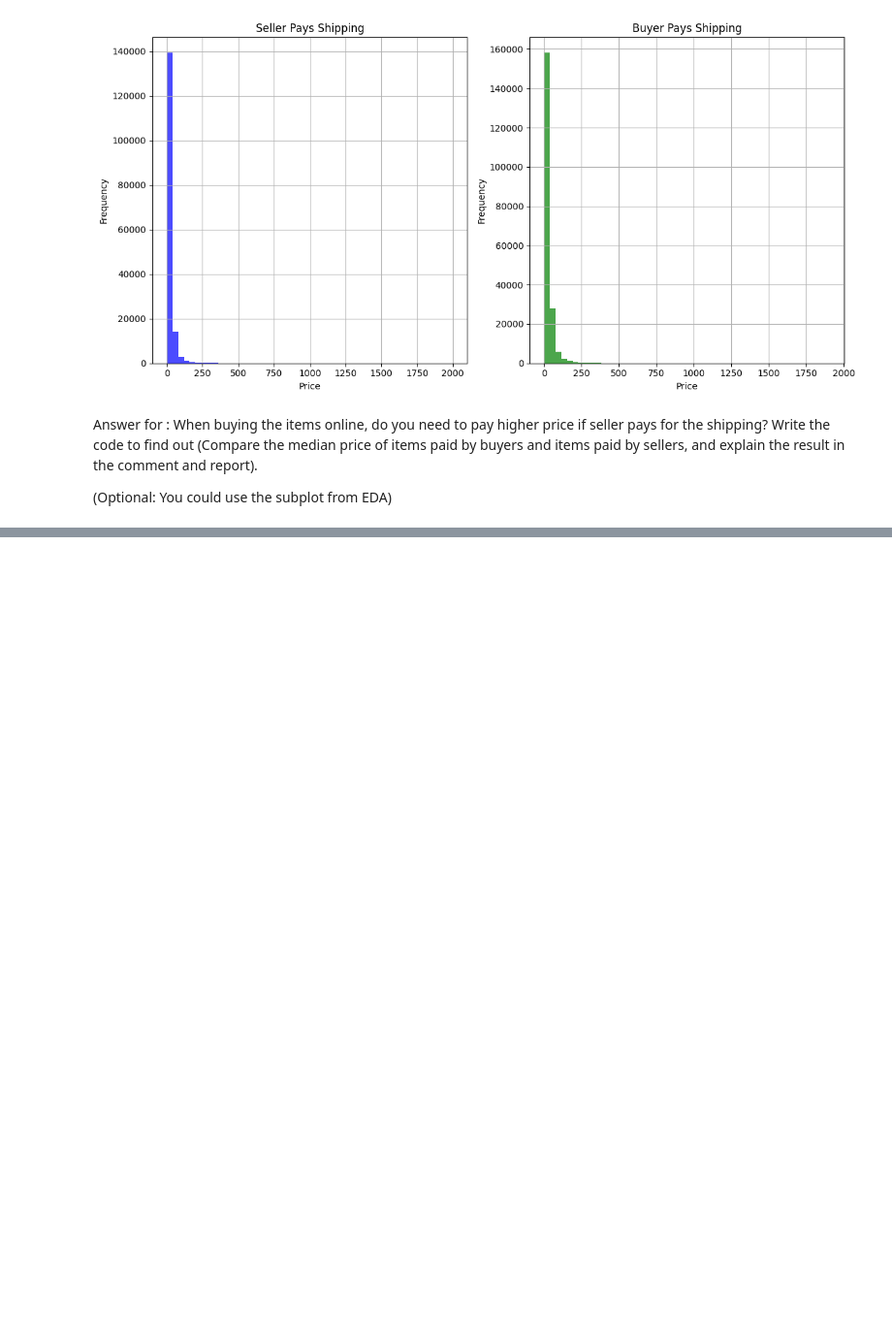
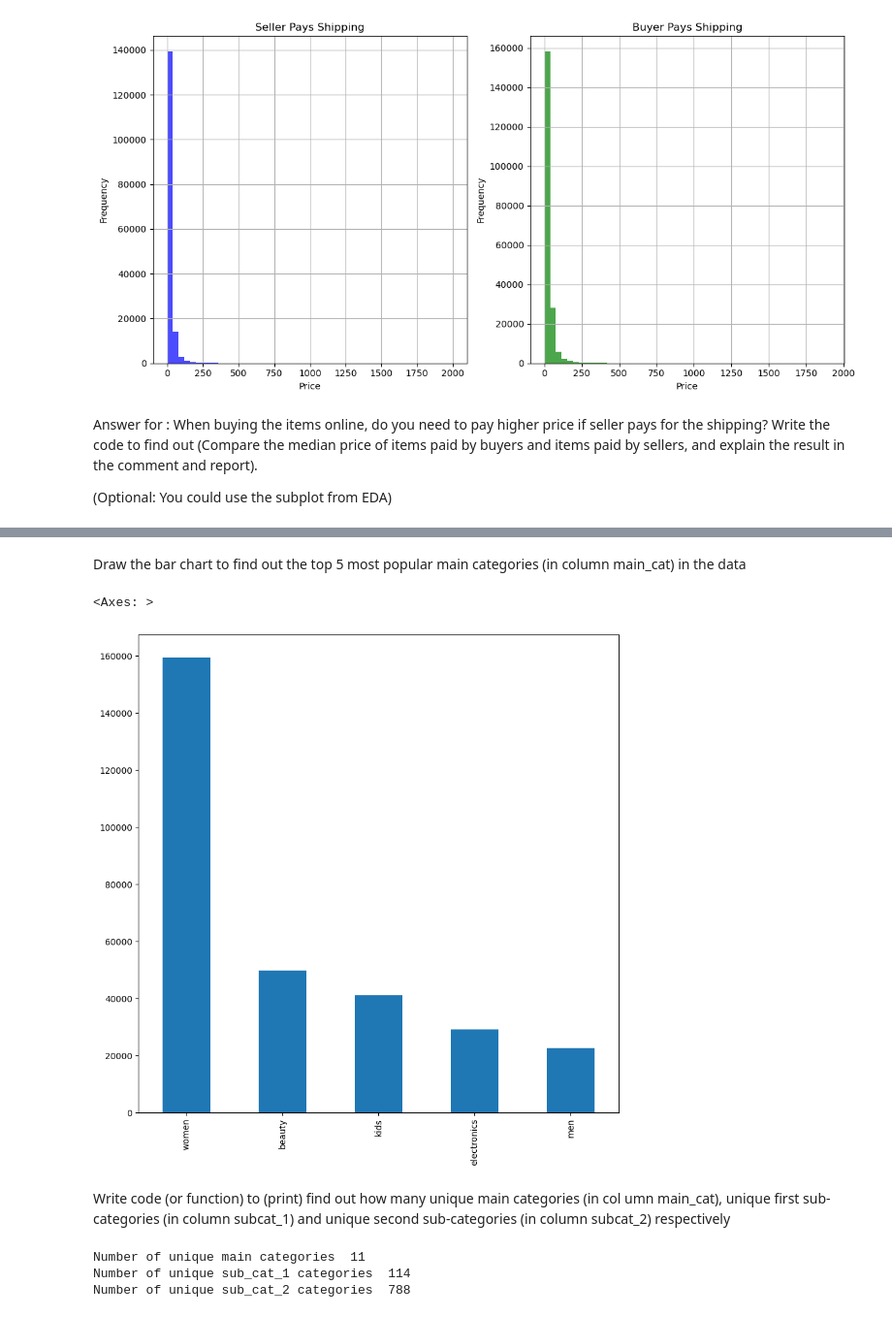
Before and after one commit to simran1991/MDS-Assesment, a Jupyter notebook: Assessment_Task2__SIG742_.ipynb, the cells around one changed output, grey strips where cells are left out. Shown at 97% size. Drawn from its saved outputs; the diff is of its cells as text; code cells hidden in the pictures; blank space fills up the shorter version.

```diff
--- a/Assessment_Task2__SIG742_.ipynb
+++ b/Assessment_Task2__SIG742_.ipynb
@@ -499,0 +636,21 @@ On average, items paid by buyers have a higher median price.
+# %% [markdown]
+Draw the bar chart to find out the top 5 most popular main categories (in column main_cat)
+in the data
+# %%
+hist_data=item_list_df['main_cat'].value_counts().head(5)
+hist_data.plot(kind='bar')
+# %% [output]
+<Axes: >
+[figure, added]
+# %% [markdown]
+Write code (or function) to (print) find out how many unique main categories (in col umn
+main_cat), unique first sub-categories (in column subcat_1) and unique second
+sub-categories (in column subcat_2) respectively
+# %%
+print("Number of unique main categories ",len(item_list_df['main_cat'].value_counts()))
+print("Number of unique sub_cat_1 categories ",len(item_list_df['sub_cat_1'].value_counts()))
+print("Number of unique sub_cat_2 categories ",len(item_list_df['sub_cat_2'].value_counts()))
+# %% [output]
+Number of unique main categories  11
+Number of unique sub_cat_1 categories  114
+Number of unique sub_cat_2 categories  788
```
Also changed, not shown: parts of 28 cells of this notebook.
